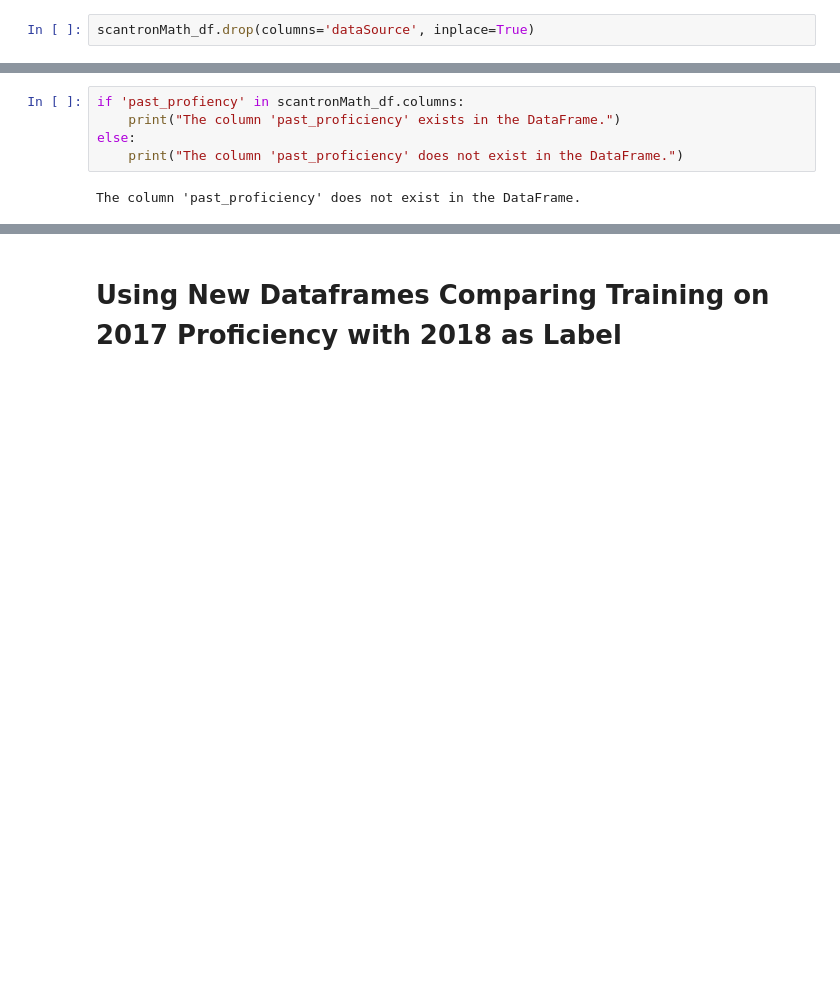
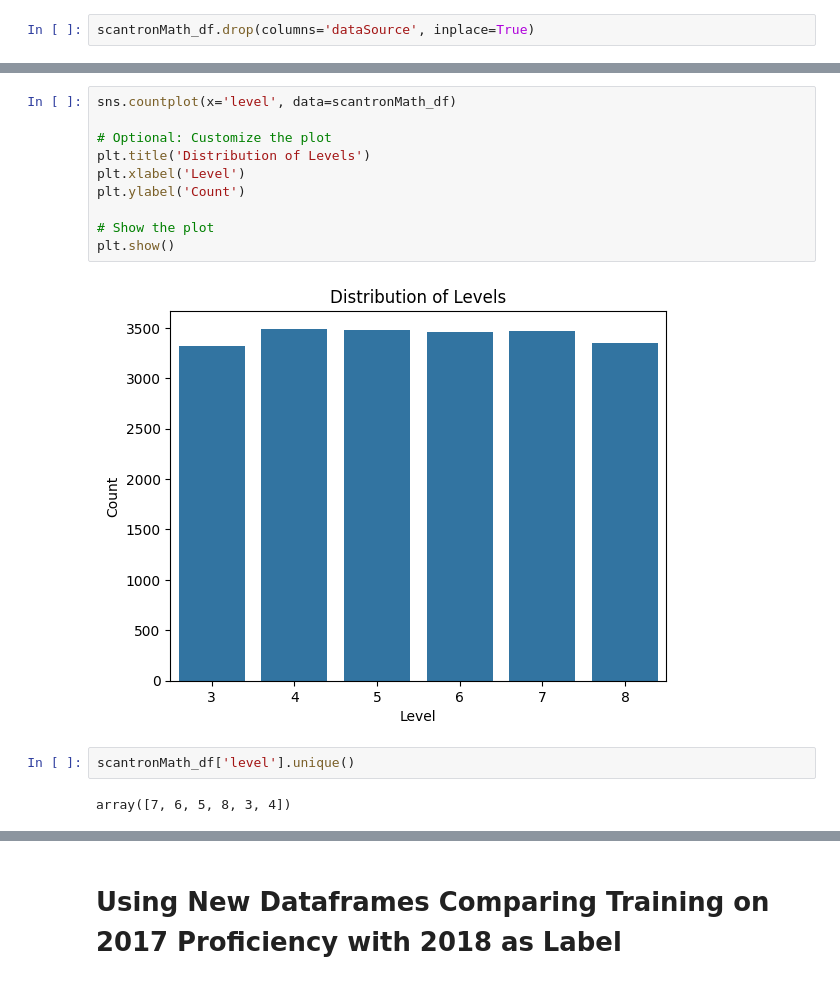
Before and after one commit to level-data-1a/predicting-proficiency, a Jupyter notebook: LinearRegression.ipynb, the cells around one changed output, grey strips where cells are left out. Cells and saved outputs as stored; diff of their text form; blank space fills up the shorter version.

```diff
--- a/LinearRegression.ipynb
+++ b/LinearRegression.ipynb
@@ -176,8 +256,17 @@ bbb_literacy            NaN
 Name: proficient_score, Length: 140, dtype: float64
-# %%
-if 'past_profiency' in scantronMath_df.columns:
-    print("The column 'past_proficiency' exists in the DataFrame.")
-else:
-    print("The column 'past_proficiency' does not exist in the DataFrame.")
-# %% [output]
-The column 'past_proficiency' does not exist in the DataFrame.
+# %%
+sns.countplot(x='level', data=scantronMath_df)
+
+# Optional: Customize the plot
+plt.title('Distribution of Levels')
+plt.xlabel('Level')
+plt.ylabel('Count')
+
+# Show the plot
+plt.show()
+# %% [output]
+[figure, added]
+# %%
+scantronMath_df['level'].unique()
+# %% [output]
+array([7, 6, 5, 8, 3, 4])
```
Also changed, not shown: parts of 38 cells of this notebook, 8 other files.
